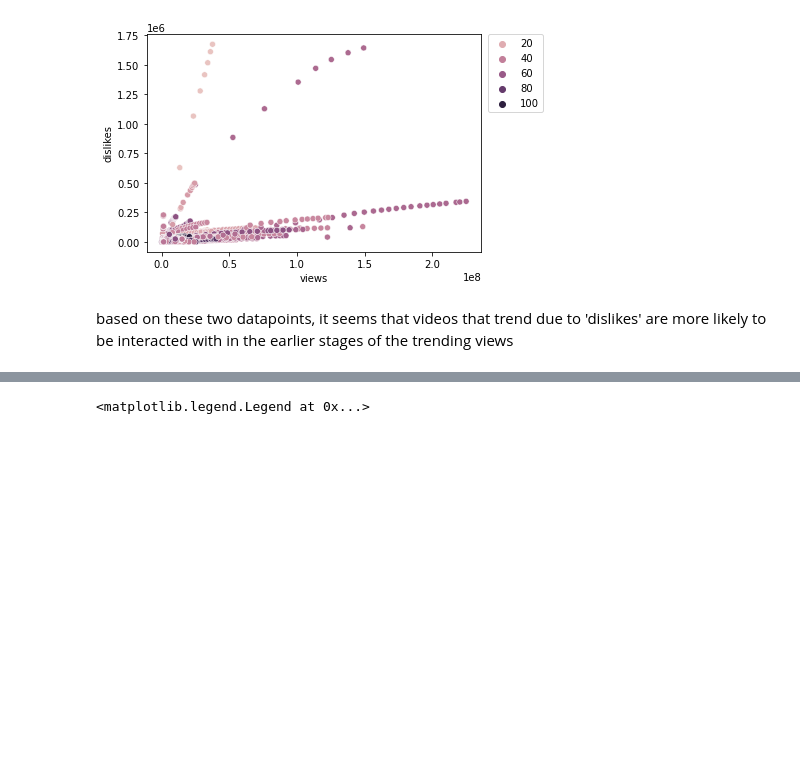
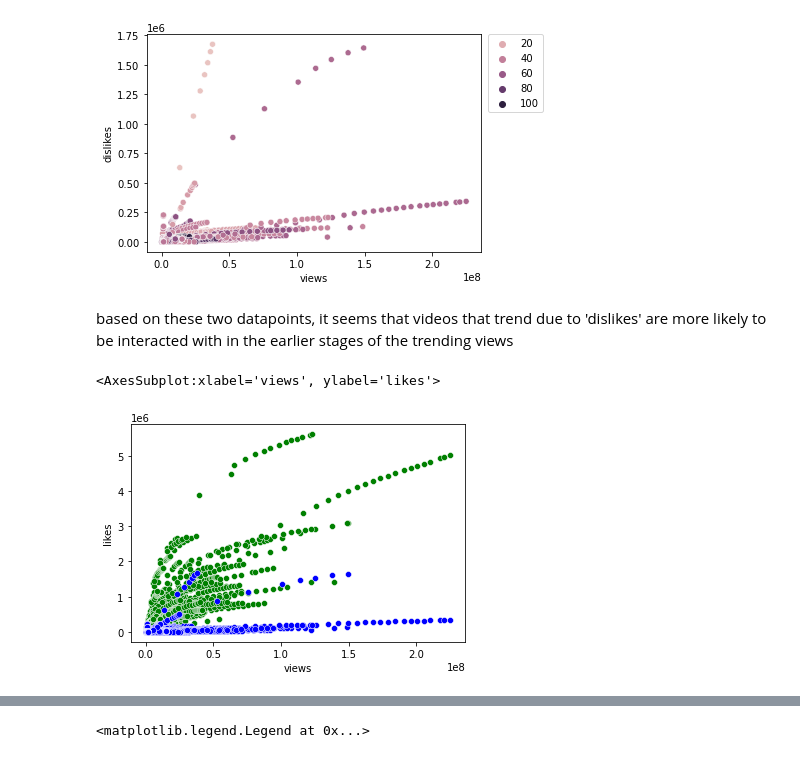
Before and after one commit to danielosetiawan/YouTube-EDA, a Jupyter notebook: youtube ipynb.ipynb, the cells around one changed output, grey strips where cells are left out. Cells and saved outputs as stored; diff of their text form; code cells hidden in the pictures; blank space fills up the shorter version.

```diff
--- a/youtube ipynb.ipynb
+++ b/youtube ipynb.ipynb
@@ -106,0 +104,6 @@ plt.legend(bbox_to_anchor=(1.02, 1), loc=2, borderaxespad=0)
+# %%
+sns.scatterplot(x='views', y='likes', data=df, color = 'g')
+sns.scatterplot(x='views', y='dislikes', data=df, color = 'b')
+# %% [output]
+<AxesSubplot:xlabel='views', ylabel='likes'>
+[figure, added]
```
Also changed, not shown: parts of 7 cells of this notebook.
